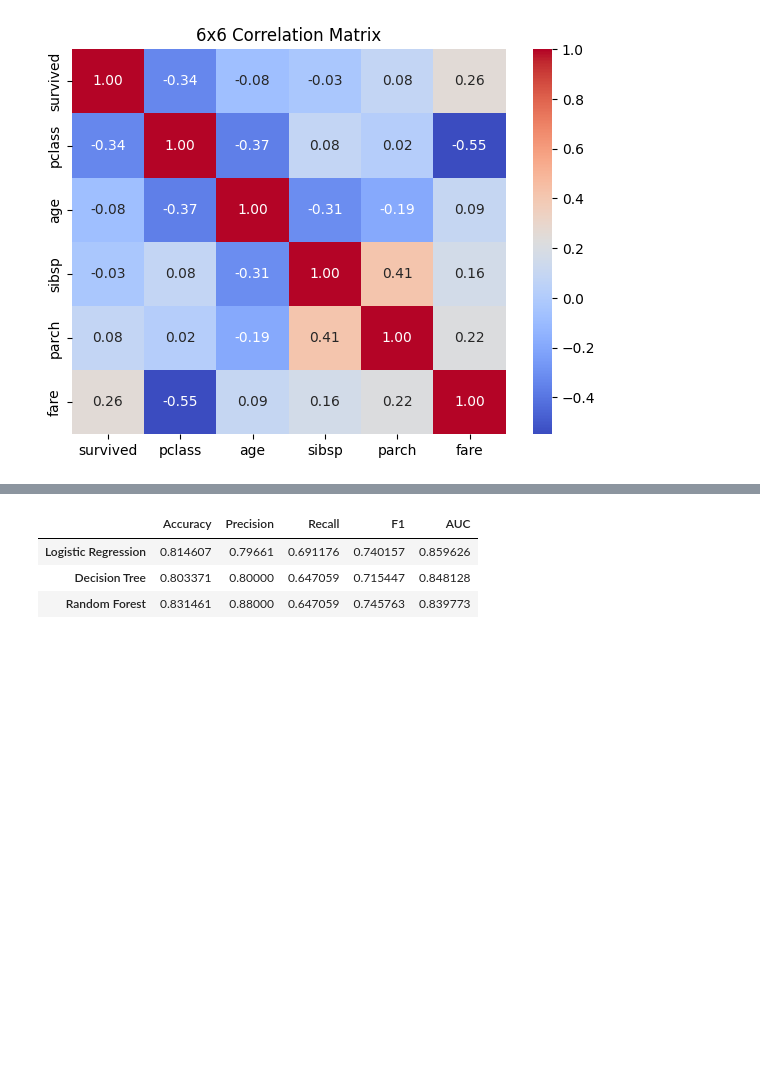
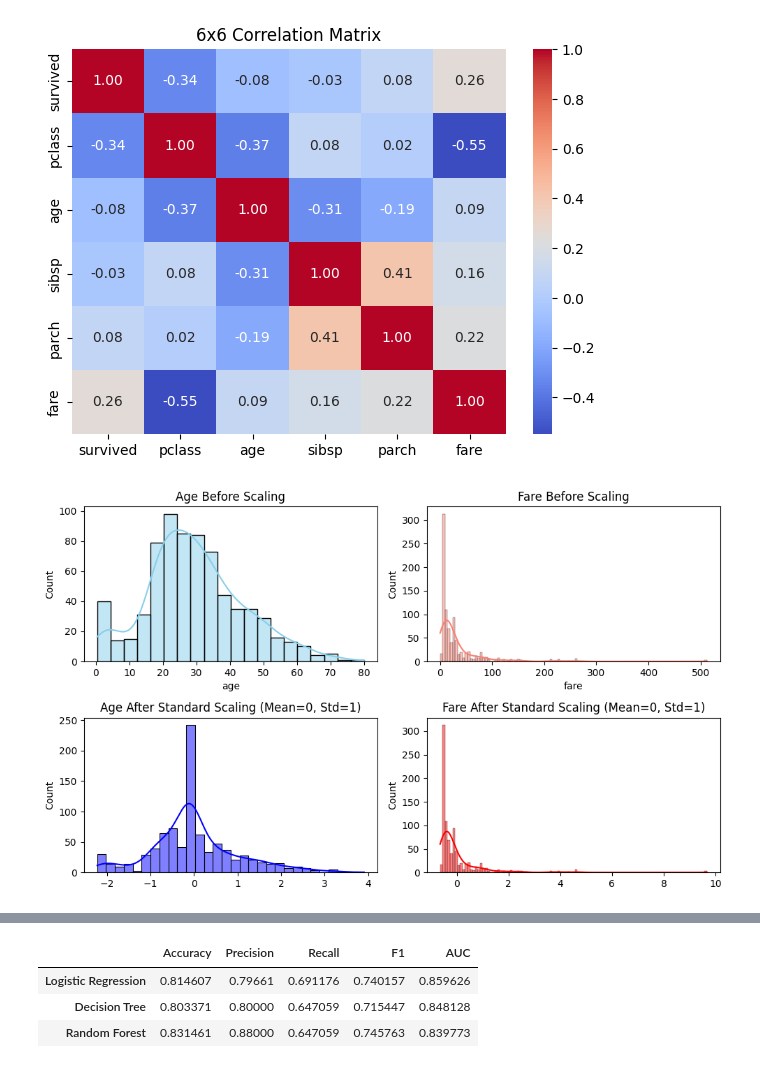
Before and after one commit to KNaveenKumar8910/zepto-ai-platform, a Jupyter notebook: analytics/01_eda.ipynb, the cells around one changed output, grey strips where cells are left out. Drawn from its saved outputs; the diff is of its cells as text; code cells hidden in the pictures; blank space fills up the shorter version.

```diff
--- a/analytics/01_eda.ipynb
+++ b/analytics/01_eda.ipynb
@@ -98,3 +98,17 @@ male    1         0.368852
         3         0.135447
 Name: survived, dtype: float64
 [figure]
+# %%
+# 1. STANDARDIZATION CHECK (AGE & FARE)
+fig, axes = plt.subplots(2, 2, figsize=(10, 6))
+sns.histplot(df['age'].dropna(), kde=True, ax=axes[0, 0], color='skyblue').set_title("Age Before Scaling")
+sns.histplot(df['fare'], kde=True, ax=axes[0, 1], color='salmon').set_title("Fare Before Scaling")
+
+scaler_check = StandardScaler()
+scaled_vals = scaler_check.fit_transform(df[['age', 'fare']].fillna(df[['age', 'fare']].median()))
+sns.histplot(scaled_vals[:, 0], kde=True, ax=axes[1, 0], color='blue').set_title("Age After Standard Scaling (Mean=0, Std=1)")
+sns.histplot(scaled_vals[:, 1], kde=True, ax=axes[1, 1], color='red').set_title("Fare After Standard Scaling (Mean=0, Std=1)")
+plt.tight_layout()
+plt.show()
+# %% [output]
+[figure, added]
```
Also changed, not shown: parts of 6 cells of this notebook.
